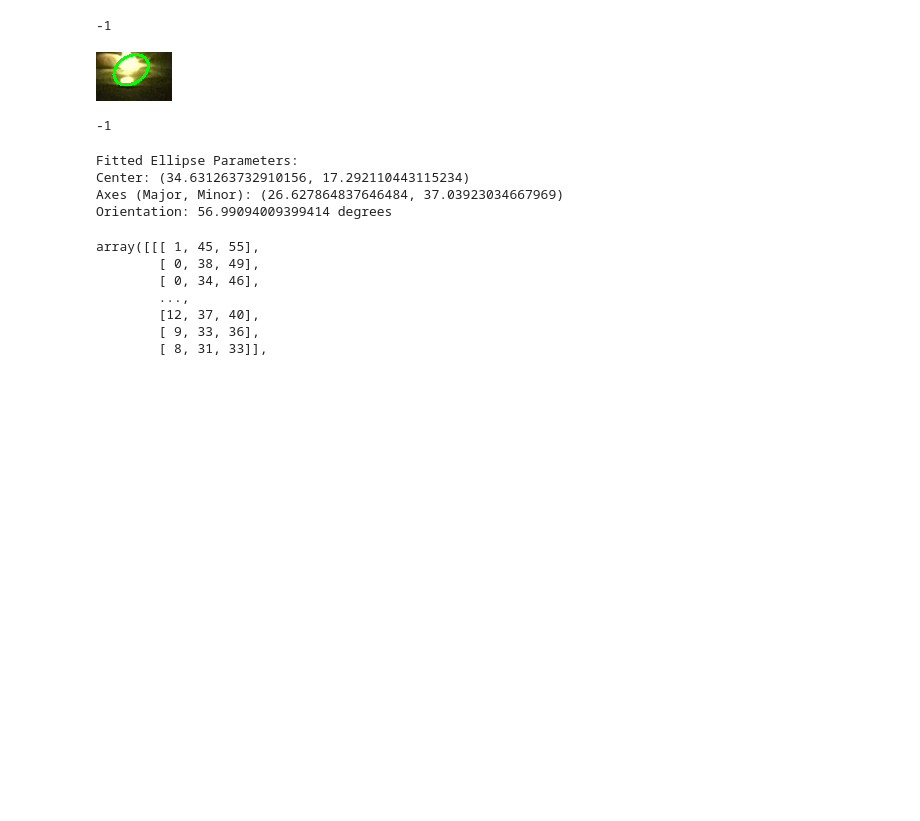
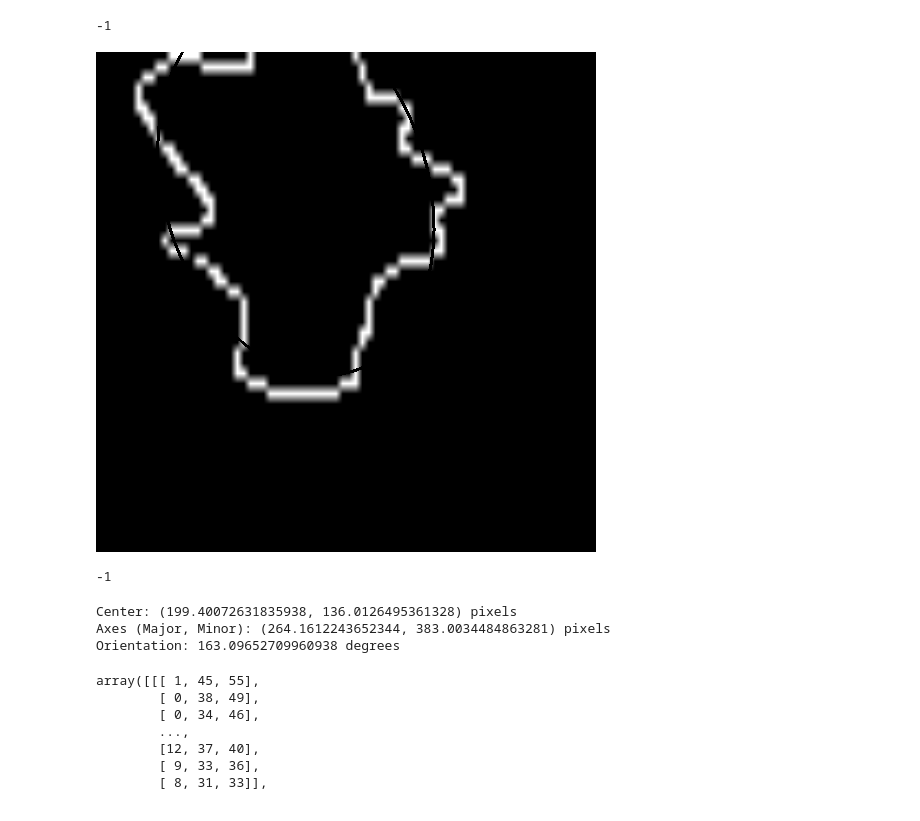
Before and after one commit to savitra-roy/Porfolio, a Jupyter notebook: waam_image_analysis.ipynb, the cells around one changed output. Saved outputs shown, nothing was run; the diff lists cells and outputs as text; code cells hidden in the pictures; blank space fills up the shorter version.

```diff
--- a/waam_image_analysis.ipynb
+++ b/waam_image_analysis.ipynb
@@ -7,7 +7,7 @@ import matplotlib.pyplot as plt
 import cv2 as cv
 from google.colab.patches import cv2_imshow
 # %%
-img= cv.imread('exp1.png')
+img= cv.imread('test.png')
 cv2_imshow(img)
 cv.waitKey(0)
 # %% [output]
@@ -61,32 +61,30 @@ cv.waitKey(0)
 [figure]
 -1
 # %%
-contours,_= cv.findContours(cany,cv.RETR_EXTERNAL, cv.CHAIN_APPROX_SIMPLE)
+contours,_= cv.findContours(resize,cv.RETR_EXTERNAL, cv.CHAIN_APPROX_SIMPLE)
 ellipse= None
 for contour in contours:
   if len(contour)>=5:
     ellipse= cv.fitEllipse(contour)
     break
-result_image= img.copy()
-cv.ellipse(result_image, ellipse, (0,255,0), 2)
+result_image= resize.copy()
+cv.ellipse(result_image, ellipse, (0,255,255), 2)
 cv2_imshow(result_image)
 cv.waitKey(0)
 # %% [output]
-[figure, old version]
+[figure, new version]
 -1
 # %%
 if ellipse:
-    print("Fitted Ellipse Parameters:")
     print(f"Center: {ellipse[0]} pixels")
     print(f"Axes (Major, Minor): {ellipse[1]} pixels")
     print(f"Orientation: {ellipse[2]} degrees")
 else:
     print("No ellipse could be fitted.")
 # %% [output]
-Fitted Ellipse Parameters:
-Center: (34.631263732910156, 17.292110443115234)
-Axes (Major, Minor): (26.627864837646484, 37.03923034667969)
-Orientation: 56.99094009399414 degrees
+Center: (199.40072631835938, 136.0126495361328) pixels
+Axes (Major, Minor): (264.1612243652344, 383.0034484863281) pixels
+Orientation: 163.09652709960938 degrees
 # %%
 result_image
 # %% [output]
```
